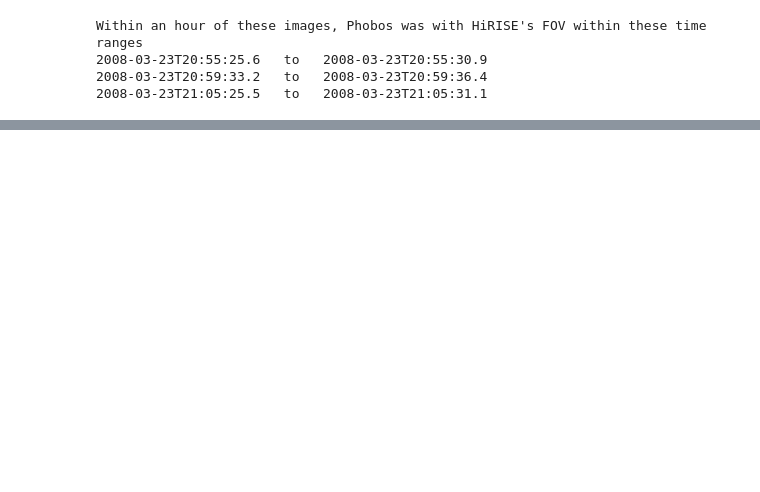
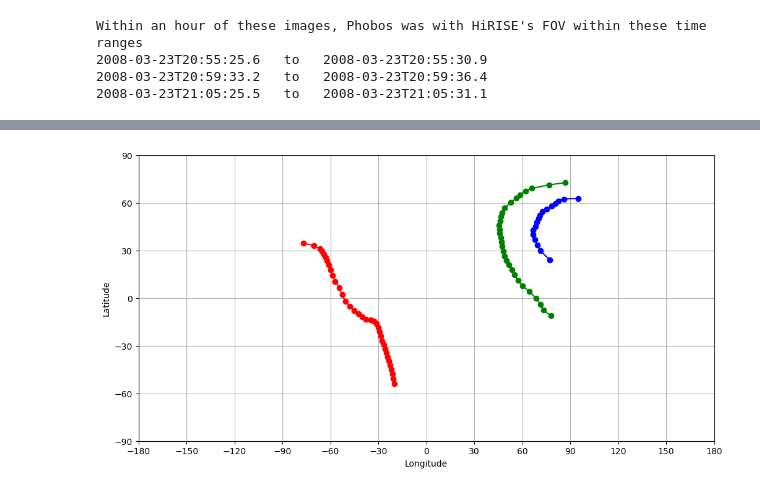
Before and after one commit to shanebyrneonmars/PTYS551_2024, a Jupyter notebook: LAB1/PTYS_551_SPICE_example3_HiRISE_Phobos.ipynb, the cells around one changed output, grey strips where cells are left out. Saved outputs shown, nothing was run; the diff lists cells and outputs as text; code cells hidden in the pictures; blank space fills up the shorter version.

Commit message:
example 3 update

```diff
--- a/LAB1/PTYS_551_SPICE_example3_HiRISE_Phobos.ipynb
+++ b/LAB1/PTYS_551_SPICE_example3_HiRISE_Phobos.ipynb
@@ -91,0 +106,34 @@ plt.show()
+# %%
+spice.furnsh('/Users/shane/Documents/class/PTYS_551_2022/PTYS_551_kernels/dsk_examples/phobos512.bds')
+
+tracks = np.full([spice.wncard(ww),2,100],np.nan)
+
+for i in range(0,spice.wncard(ww)):
+    [wet1, wet2] = spice.wnfetd(ww,i)
+    tim = np.linspace(wet1,wet2,100)
+
+    for j in range(0,100):
+        with spice.no_found_check():
+            [spoint, trgepc, srfvec,f] = spice.sincpt('DSK/UNPRIORITIZED','PHOBOS',tim[j], 'IAU_PHOBOS', 'LT+S','MRO',frame, bsight)
+            [lon, lat, alt] = spice.recpgr('PHOBOS', spoint, radii[0], (radii[0]-radii[2])/radii[0])
+        if f == True:
+            londeg = 360.0 - lon*180/np.pi
+            if londeg > 180:
+                londeg -= 360
+            tracks[i,0,j] = londeg
+            tracks[i,1,j] = lat*180/np.pi
+# %%
+plt.figure(figsize=(12, 6))
+plt.plot(tracks[0,0,:], tracks[0,1,:], marker='o', linestyle='-', color='b')
+plt.plot(tracks[1,0,:], tracks[1,1,:], marker='o', linestyle='-', color='r')
+plt.plot(tracks[2,0,:], tracks[2,1,:], marker='o', linestyle='-', color='g')
+plt.xlabel('Longitude')
+plt.ylabel('Latitude')
+plt.grid(True)
+plt.xlim([-180,180])
+plt.ylim([-90,90])
+plt.xticks(np.arange(-180, 181, 30))
+plt.yticks(np.arange(-90, 91, 30))
+plt.show()
+# %% [output]
+[figure, added]
```
Also changed, not shown: parts of 13 cells of this notebook.
